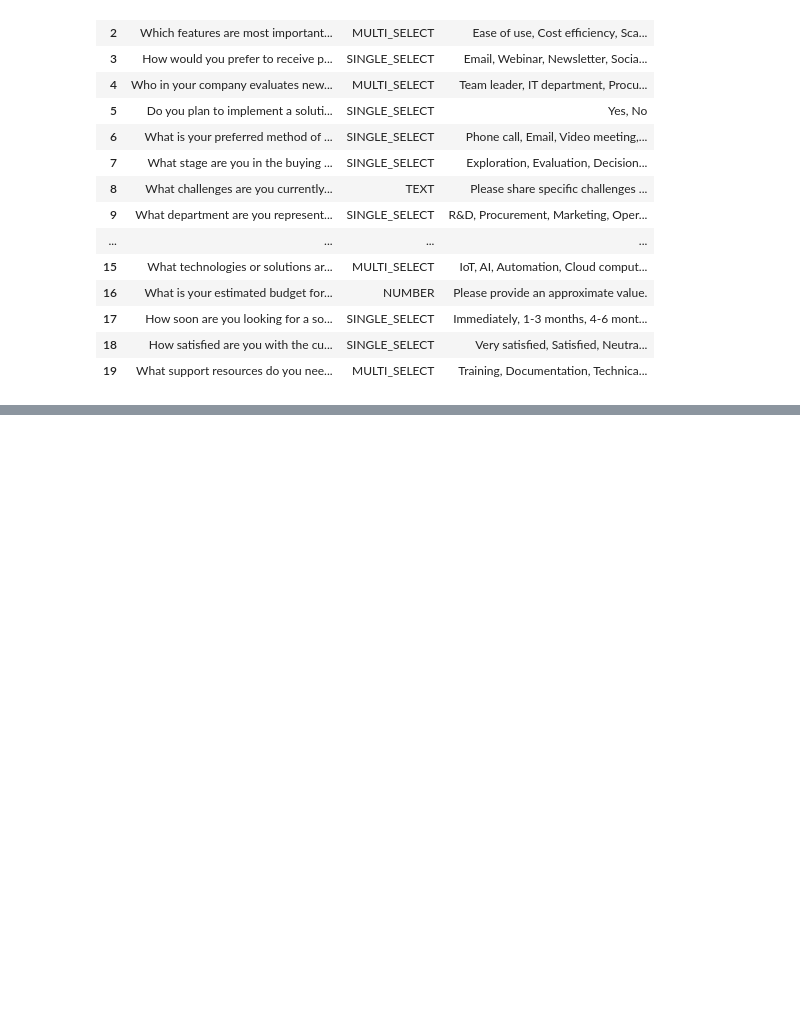
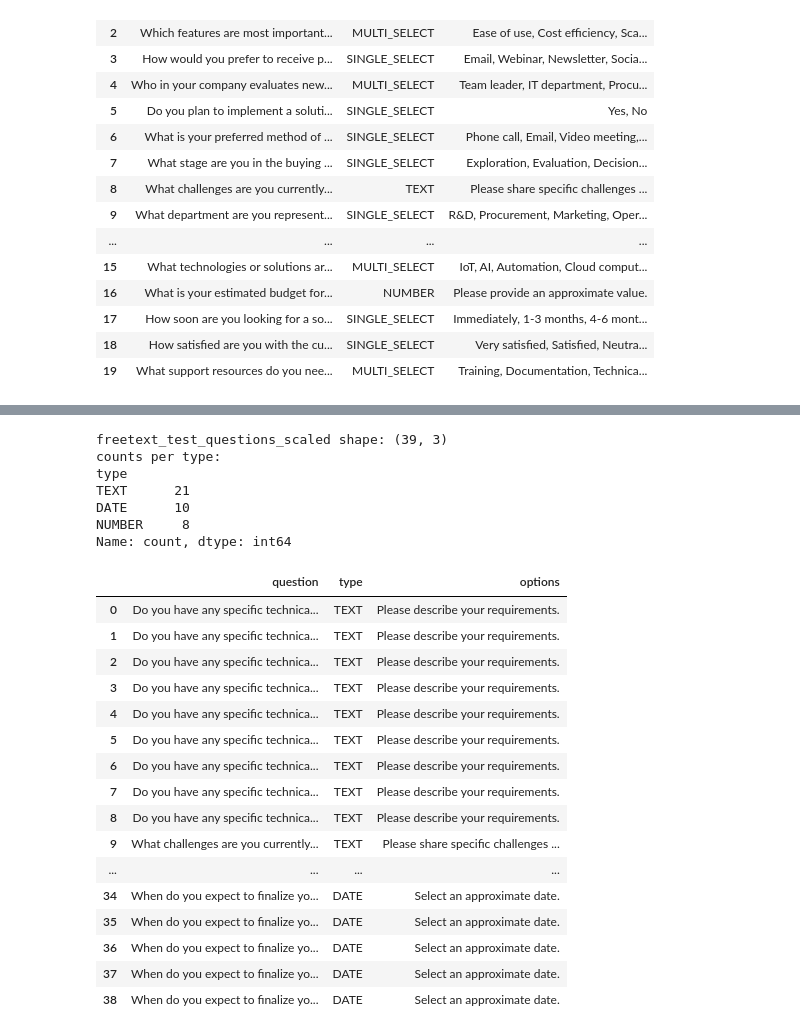
Before and after one commit to alexk2206/tds_capstone, a Jupyter notebook: test_qa_dataset.ipynb, the cells around one changed output, grey strips where cells are left out. Saved outputs shown, nothing was run; the diff lists cells and outputs as text; code cells hidden in the pictures; blank space fills up the shorter version.

```diff
--- a/test_qa_dataset.ipynb
+++ b/test_qa_dataset.ipynb
@@ -93,0 +157,15 @@ test_questions
+# %%
+min_q_amount = 8
+max_q_amount = 12
+
+def adjust_question_amount(df, column, random_state):
+    random.seed(random_state)
+    def adjust_group(group):
+        max_amount = random.randint(min_q_amount, max_q_amount)
+
+        if len(group) < max_amount:
+            return group.sample(n=max_amount, replace=True, random_state=random_state)
+        else:
+            return group.sample(n=max_amount, random_state=random_state)
+
+    return df.groupby(column, group_keys=False).apply(adjust_group).reset_index(drop=True)
@@ -93,0 +253,31 @@ test_questions
+# %%
+freetext_test_questions_scaled = adjust_question_amount(freetext_test_questions, 'question', 1)
+
+freetext_test_questions_scaled_counts = freetext_test_questions_scaled['type'].value_counts()
+print(f'freetext_test_questions_scaled shape: {freetext_test_questions_scaled.shape}\ncounts per type:\n{freetext_test_questions_scaled_counts}')
+freetext_test_questions_scaled
+# %% [output]
+freetext_test_questions_scaled shape: (39, 3)
+counts per type:
+type
+TEXT      21
+DATE      10
+NUMBER     8
+Name: count, dtype: int64
+|  | question | type | options |
+| 0 | Do you have any specific technica... | TEXT | Please describe your requirements. |
+| 1 | Do you have any specific technica... | TEXT | Please describe your requirements. |
+| 2 | Do you have any specific technica... | TEXT | Please describe your requirements. |
+| 3 | Do you have any specific technica... | TEXT | Please describe your requirements. |
+| 4 | Do you have any specific technica... | TEXT | Please describe your requirements. |
+| 5 | Do you have any specific technica... | TEXT | Please describe your requirements. |
+| 6 | Do you have any specific technica... | TEXT | Please describe your requirements. |
+| 7 | Do you have any specific technica... | TEXT | Please describe your requirements. |
+| 8 | Do you have any specific technica... | TEXT | Please describe your requirements. |
+| 9 | What challenges are you currently... | TEXT | Please share specific challenges ... |
+| ... | ... | ... | ... |
+| 34 | When do you expect to finalize yo... | DATE | Select an approximate date. |
+| 35 | When do you expect to finalize yo... | DATE | Select an approximate date. |
+| 36 | When do you expect to finalize yo... | DATE | Select an approximate date. |
+| 37 | When do you expect to finalize yo... | DATE | Select an approximate date. |
+| 38 | When do you expect to finalize yo... | DATE | Select an approximate date. |
```
Also changed, not shown: parts of 11 cells of this notebook.
